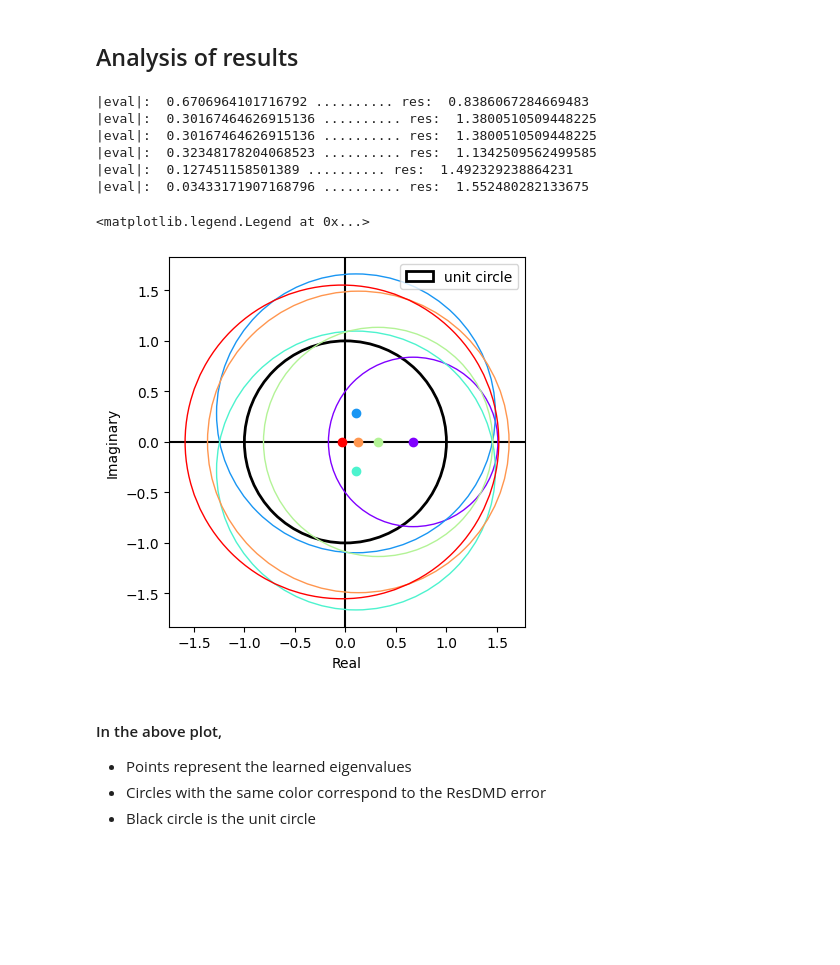
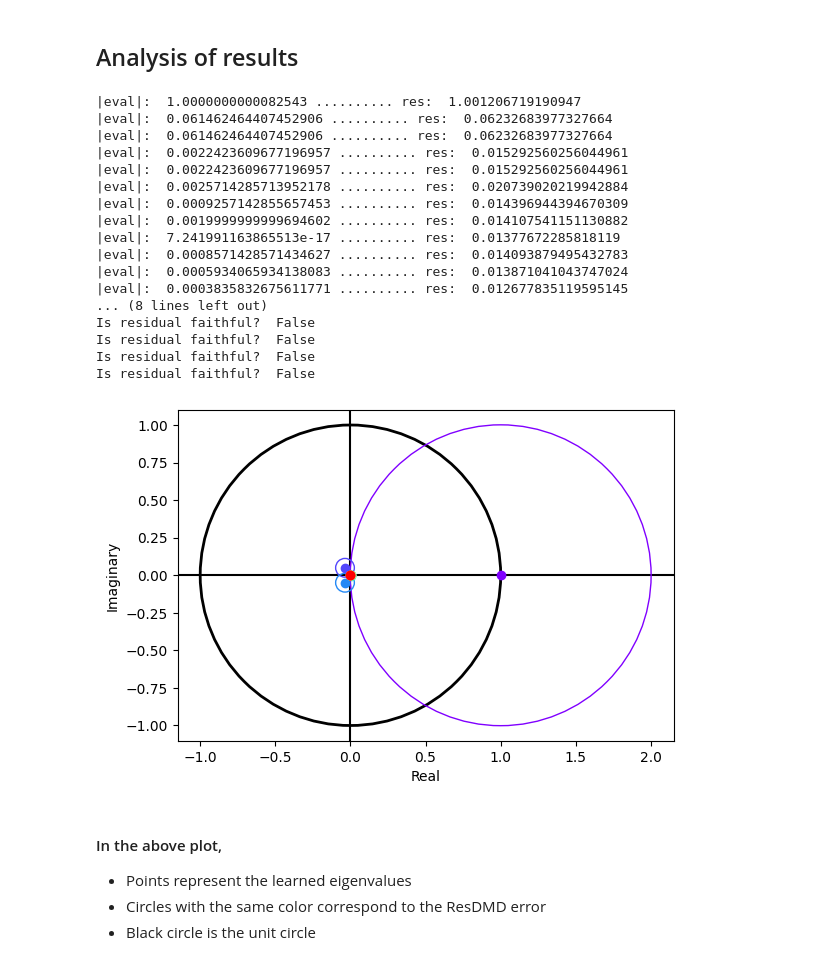
Before and after one commit to jmbosnich/ResDMDc, a Jupyter notebook: ResDMD_forced.ipynb, the cells around one changed output. Cells and saved outputs as stored; diff of their text form; code cells hidden in the pictures; blank space fills up the shorter version.

```diff
--- a/ResDMD_forced.ipynb
+++ b/ResDMD_forced.ipynb
@@ -42,7 +42,7 @@ class VanDerPol(object):
         self.state = self.state + (1/6.) * (k1+2.0*k2+2.0*k3+k4)
         return self.state.copy()
 
-class LinearSystem(object):
+class ContinuousLinearSystem(object):
     """
     2D diagonal, linear dynamics (easy easy easy)
     """
@@ -53,14 +53,14 @@ class LinearSystem(object):
         self.num_states = 2
         self.num_inputs = 1
         self.reset()
-        self.evals = [np.exp(dt), np.exp(-1*dt)]
+        self.evals = [np.exp(-1*dt), np.exp(-2*dt)] # eigenvalues of the discretized system
 
     def reset(self):
         self.state = np.random.uniform(-10., 10., size=(self.num_states,))
         return self.state.copy()
 
     def sample_input(self):
-        return np.random.uniform(-3., 3., size=(self.num_inputs,))
+        return np.random.uniform(-1., 1., size=(self.num_inputs,))
 
     def dynamics(self, x, u):
         xdot = np.array([
@@ -78,29 +78,29 @@ class LinearSystem(object):
         self.state = self.state + (1/6.) * (k1+2.0*k2+2.0*k3+k4)
         return self.state.copy()
 
-class DiscreteSystem(object):
+class DiscreteLinearSystem(object):
     """
     discrete 2D dynamics (the simplest system of all time)
     """
     def __init__(self, dt=0.01):
-        self.name = "DiscreteSystem"
+        self.name = "LinearSystem"
         self.dt = dt
         self.num_states = 2
         self.num_inputs = 1
         self.reset()
-        self.evals = [1.5, -0.75]
+        self.evals = [0.5, -0.75]
 
     def reset(self):
-        self.state = np.random.uniform(-3., 3., size=(self.num_states,))
+        self.state = np.random.uniform(-5., 5., size=(self.num_states,))
         return self.state.copy()
 
     def sample_input(self):
-        return np.random.uniform(-3., 3., size=(self.num_inputs,))
+        return np.random.uniform(-1., 1., size=(self.num_inputs,))
 
     def dynamics(self, x, u):
         x_new = np.array([
-            1.5*x[0] + u[0],
-            -0.75*x[1]
+            self.evals[0]*x[0] + u[0],
+            self.evals[1]*x[1]
         ])
         return x_new
 
@@ -110,7 +110,7 @@ class DiscreteSystem(object):
 # %% [markdown]
 ## Choose model
 # %%
-model = VanDerPol()
+model = DiscreteLinearSystem()
 # %% [markdown]
 ## Define dictionaries of observables
 # %%
@@ -283,11 +283,11 @@ traj = np.zeros([2, horizon, num_trials])
 
 ### Choose basis functions ###
 obs_choice = 4  # if handmade basis is used
-order = 3  # if (hermitian) polynomials are used
+order = 6  # if (hermitian) polynomials are used
 cross_terms = False
 
 obs = Observables(obs_choice, order, cross_terms)
-z = obs.poly # choose which basis functions you want to use
+z = obs.hermite # choose which basis functions you want to use
 
 num_obs = len(z(model.reset(), model.sample_input()))
 print("size of dictionary: ", num_obs)
@@ -355,45 +355,51 @@ for i in range(len(evals)):
 for i, eval in enumerate(evals):
     print("|eval|: ", np.absolute(eval), ".......... res: ", residuals[i])
 
 # If the model is a linear system, compare ResDMD error with the known error
 if model.name == "LinearSystem":
     for i, eval in enumerate(evals):
         a = np.abs(eval - model.evals[0])
         b = np.abs(eval - model.evals[1])
         print("Is residual faithful? ", min([a,b]) < residuals[i])
 
 # Plot learned eigenvalues with the ResDMD error
 fig, ax = plt.subplots()
-# plt.xlim([-2, 2])
-# plt.ylim([-2, 2])
 plt.xlabel('Real')
 plt.ylabel('Imaginary')
 
 ax.set_aspect('equal', adjustable='box')
 ax.axhline(y=0, color='k', zorder=0)
 ax.axvline(x=0, color='k', zorder=0)
 unit_circle = plt.Circle((0., 0.), 1, color='k', linewidth=2, fill=False, label='unit circle')
 ax.add_patch(unit_circle)
 
 color = plt.cm.rainbow(np.linspace(0, 1, len(evals)))
 for i in range(len(evals)):
     circle = plt.Circle((evals[i].real, evals[i].imag), residuals[i], color=color[i], fill=False)
     ax.add_patch(circle)
 
 # separate for loop so eigenvalues show up on top of everything
 for i in range(len(evals)):
     plt.scatter(evals[i].real, evals[i].imag, color=color[i])
-
-plt.legend()
 # %% [output]
-|eval|:  0.6706964101716792 .......... res:  0.8386067284669483
-|eval|:  0.30167464626915136 .......... res:  1.3800510509448225
-|eval|:  0.30167464626915136 .......... res:  1.3800510509448225
-|eval|:  0.32348178204068523 .......... res:  1.1342509562499585
-|eval|:  0.127451158501389 .......... res:  1.492329238864231
-|eval|:  0.03433171907168796 .......... res:  1.552480282133675
+|eval|:  1.0000000000082543 .......... res:  1.001206719190947
+|eval|:  0.061462464407452906 .......... res:  0.06232683977327664
+|eval|:  0.061462464407452906 .......... res:  0.06232683977327664
+|eval|:  0.0022423609677196957 .......... res:  0.015292560256044961
+|eval|:  0.0022423609677196957 .......... res:  0.015292560256044961
+|eval|:  0.0025714285713952178 .......... res:  0.020739020219942884
+|eval|:  0.0009257142855657453 .......... res:  0.014396944394670309
+|eval|:  0.0019999999999694602 .......... res:  0.014107541151130882
+|eval|:  7.241991163865513e-17 .......... res:  0.01377672285818119
+|eval|:  0.0008571428571434627 .......... res:  0.014093879495432783
+|eval|:  0.0005934065934138083 .......... res:  0.013871041043747024
+|eval|:  0.0003835832675611771 .......... res:  0.012677835119595145
+... (8 lines left out)
+Is residual faithful?  False
+Is residual faithful?  False
+Is residual faithful?  False
+Is residual faithful?  False
-<matplotlib.legend.Legend at 0x...>
-[figure, old version]
+[figure, new version]
 # %% [markdown]
 #### In the above plot,
 * Points represent the learned eigenvalues
```
Also changed, not shown: parts of 1 cell of this notebook, 1 other file.
